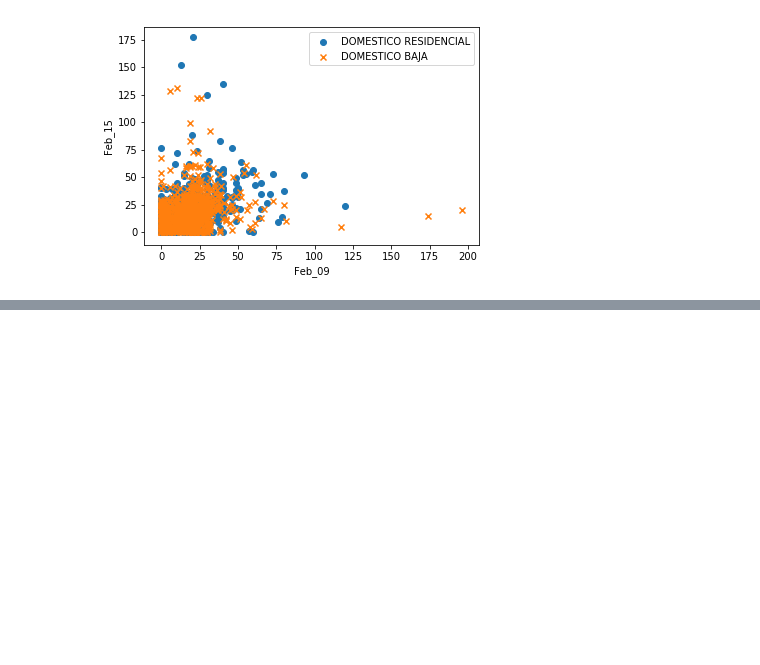
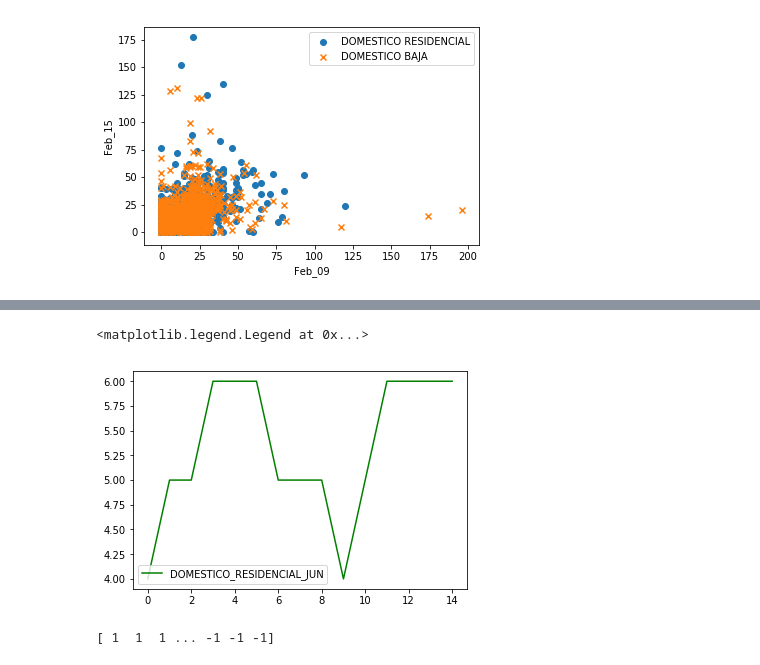
Before and after one commit to galis30/Galko_NS2020, a Jupyter notebook: Galko_projekt_NS.ipynb, the cells around one changed output, grey strips where cells are left out. Cells and saved outputs as stored; diff of their text form; code cells hidden in the pictures; blank space fills up the shorter version.

```diff
--- a/Galko_projekt_NS.ipynb
+++ b/Galko_projekt_NS.ipynb
@@ -358,0 +397,7 @@ plt.legend()
+# %%
+# porovnanie mesiaca Jun v roku 2009 a 2015 v rezidencnych sidlach
+X = df_final.iloc[0:3000, [1,3]].values
+y = df_final.iloc[0:3000, 4].values
+
+y = np.where(y == 'DOMESTICO RESIDENCIAL', -1, 1)
+print(y)
@@ -358,0 +406,4 @@ plt.legend()
+# %%
+moj_perceptron_domestico_residencial_jun = Perceptron()
+# %%
+moj_perceptron_domestico_residencial_jun.fit(X,y)
@@ -358,0 +429,16 @@ plt.legend()
+# %%
+plt.plot(moj_perceptron_domestico_residencial_jun.errors_, color='green', label='DOMESTICO_RESIDENCIAL_JUN')
+
+plt.legend()
+# %% [output]
+<matplotlib.legend.Legend at 0x...>
+[figure, added]
+# %%
+# porovnanie mesiaca Jun v roku 2009 a 2015 v malých domácnostiach
+X = df_final.iloc[0:3000, [1,3]].values
+y = df_final.iloc[0:3000, 4].values
+
+y = np.where(y == 'DOMESTICO BAJA', -1, 1)
+print(y)
+# %% [output]
+[ 1  1  1 ... -1 -1 -1]
```
Also changed, not shown: parts of 9 cells of this notebook.
